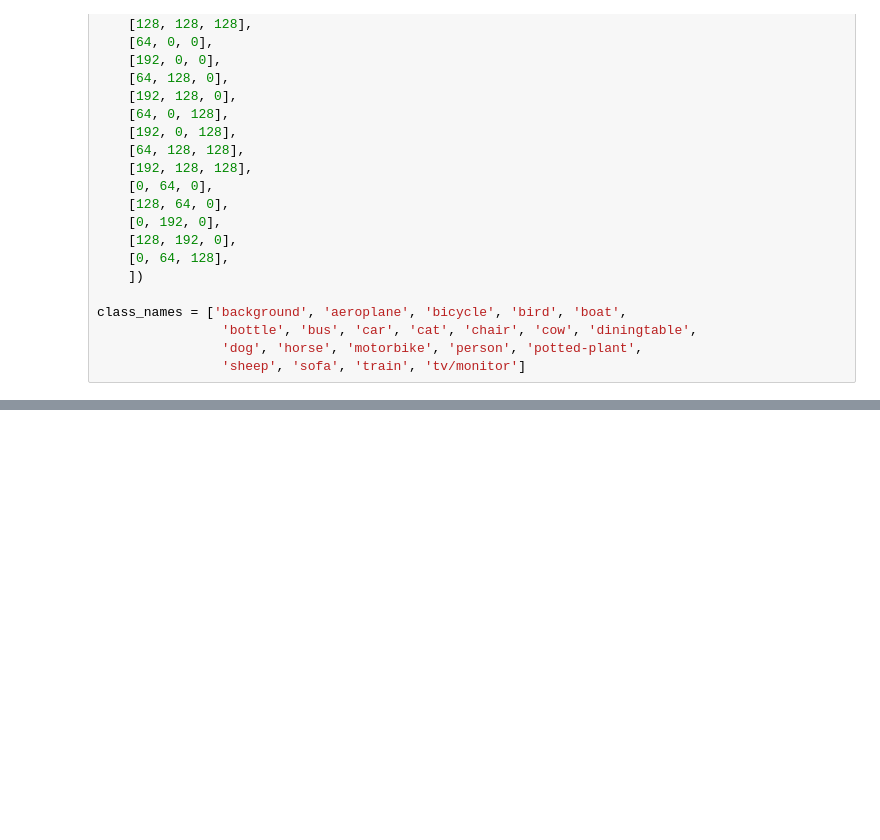
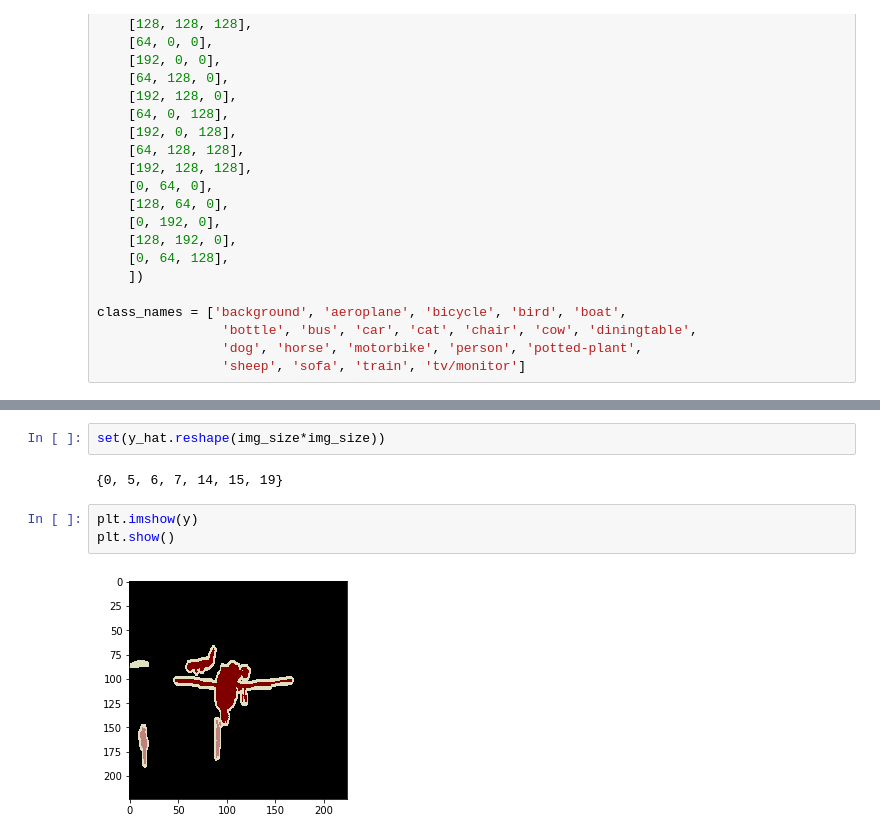
Before and after one commit to MrParosk/ml_playground, a Jupyter notebook: computer_vision/semantic_segmentation/fcn.ipynb, the cells around one changed output, grey strips where cells are left out. Drawn from its saved outputs; the diff is of its cells as text; blank space fills up the shorter version.

```diff
--- a/computer_vision/semantic_segmentation/fcn.ipynb
+++ b/computer_vision/semantic_segmentation/fcn.ipynb
@@ -160,0 +279,9 @@ torch.Size([1, 21, 224, 224])
+# %%
+set(y_hat.reshape(img_size*img_size))
+# %% [output]
+{0, 5, 6, 7, 14, 15, 19}
+# %%
+plt.imshow(y)
+plt.show()
+# %% [output]
+[figure, added]
```
Also changed, not shown: parts of 15 cells of this notebook.
